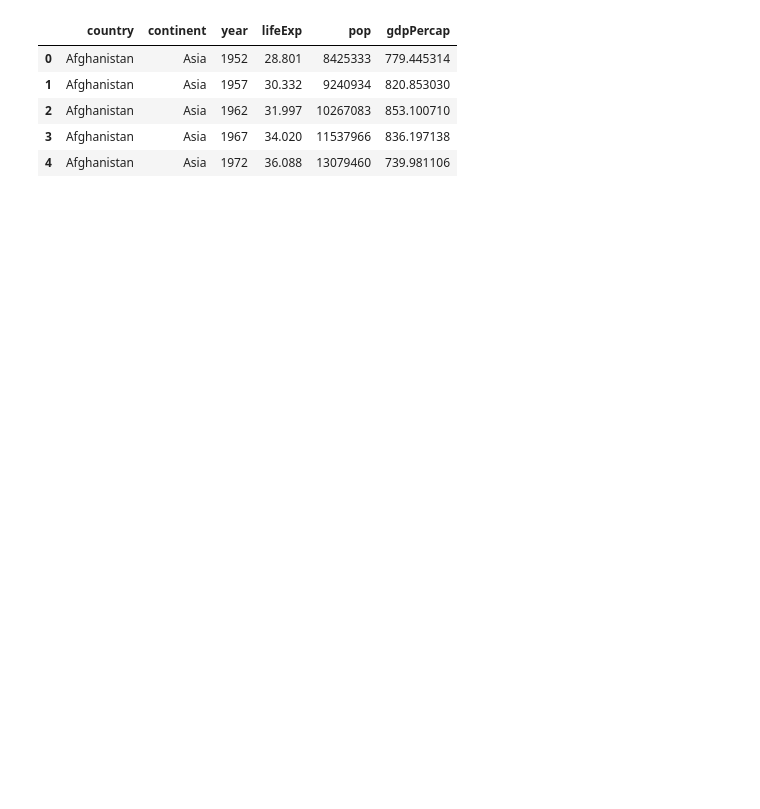
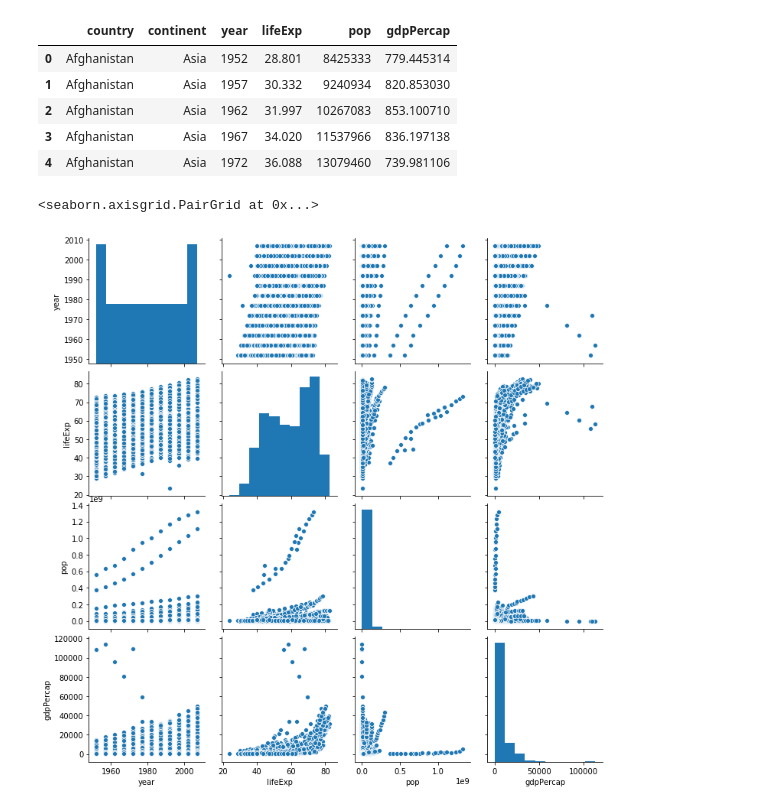
Before and after one commit to Rishant96/PipelineTut, a Jupyter notebook: seaborn_ead_pairsplot.ipynb, the cells around one changed output. Saved outputs shown, nothing was run; the diff lists cells and outputs as text; code cells hidden in the pictures; blank space fills up the shorter version.

Commit message:
seaborn pair plot complete, pair grid left

```diff
--- a/seaborn_ead_pairsplot.ipynb
+++ b/seaborn_ead_pairsplot.ipynb
@@ -14,3 +15,8 @@ df.head()
 | 2 | Afghanistan | Asia | 1962 | 31.997 | 10267083 | 853.100710 |
 | 3 | Afghanistan | Asia | 1967 | 34.020 | 11537966 | 836.197138 |
 | 4 | Afghanistan | Asia | 1972 | 36.088 | 13079460 | 739.981106 |
+# %%
+sns.pairplot(df)
+# %% [output]
+<seaborn.axisgrid.PairGrid at 0x...>
+[figure, added]
```
Also changed, not shown: parts of 5 cells of this notebook.
